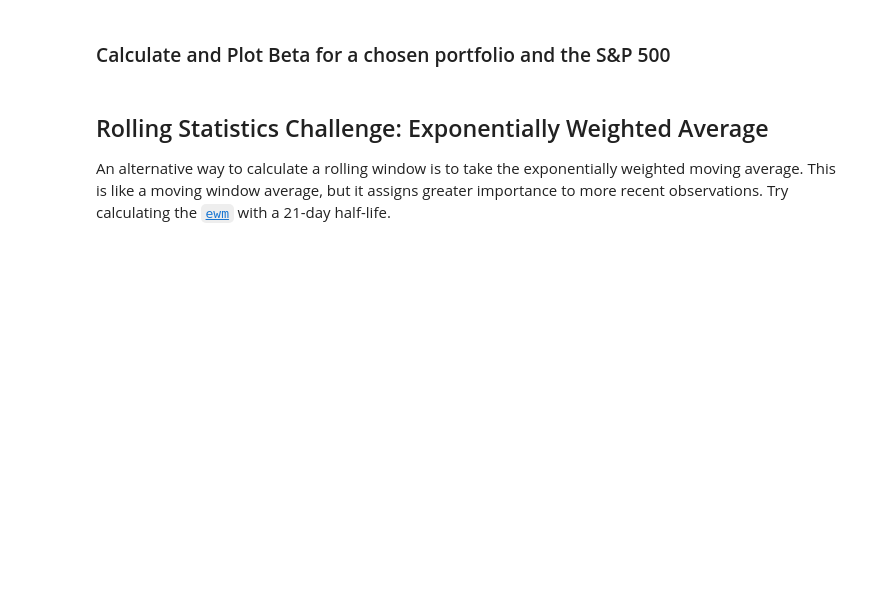
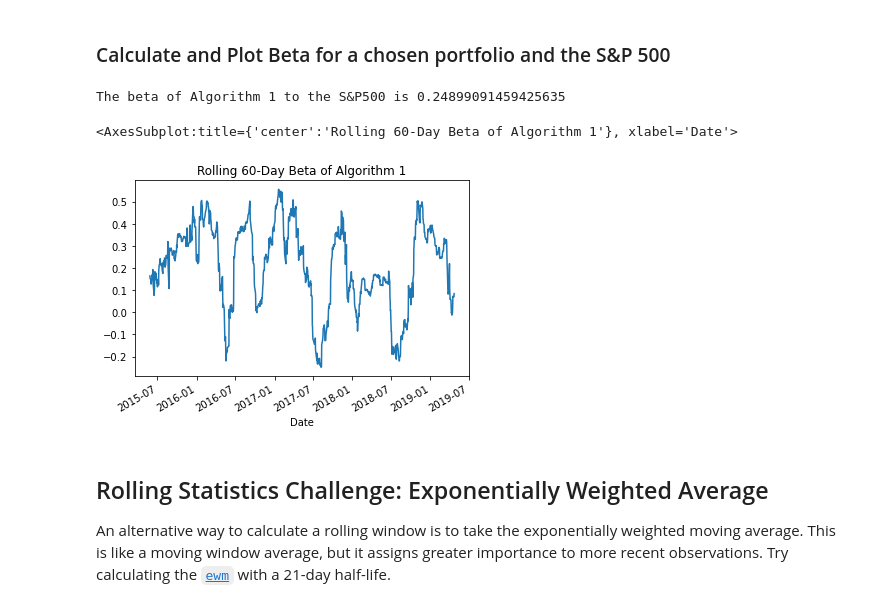
Before and after one commit to ankurgoel77/hw4-whale, a Jupyter notebook: whale_analysis.ipynb, the cells around one changed output. Cells and saved outputs as stored; diff of their text form; code cells hidden in the pictures; blank space fills up the shorter version.

```diff
--- a/whale_analysis.ipynb
+++ b/whale_analysis.ipynb
@@ -321,3 +325,22 @@ Risk changes over time. Analyze the rolling statistics for Risk and Beta.
+# %%
+# Calculate covariance of a single portfolio
+# Choose Algo 1
+cov_algo1 = combined_returns["Algo 1"].cov(combined_returns["S&P 500"])
+# Calculate variance of S&P 500
+var_sp500 = combined_returns["S&P 500"].var()
+# Computing beta
+algo1_beta = cov_algo1/var_sp500
+print(f'The beta of Algorithm 1 to the S&P500 is {algo1_beta}')
+
+# Plot beta trend
+rolling_covariance = combined_returns["Algo 1"].rolling(window=60).cov(combined_returns["S&P 500"])
+rolling_variance = combined_returns["S&P 500"].rolling(window=60).var()
+rolling_beta = rolling_covariance/rolling_variance
+rolling_beta.plot(title = "Rolling 60-Day Beta of Algorithm 1")
+# %% [output]
+The beta of Algorithm 1 to the S&P500 is 0.24899091459425635
+<AxesSubplot:title={'center':'Rolling 60-Day Beta of Algorithm 1'}, xlabel='Date'>
+[figure, added]
 # %% [markdown]
 ## Rolling Statistics Challenge: Exponentially Weighted Average
 
```
Also changed, not shown: parts of 5 cells of this notebook.
